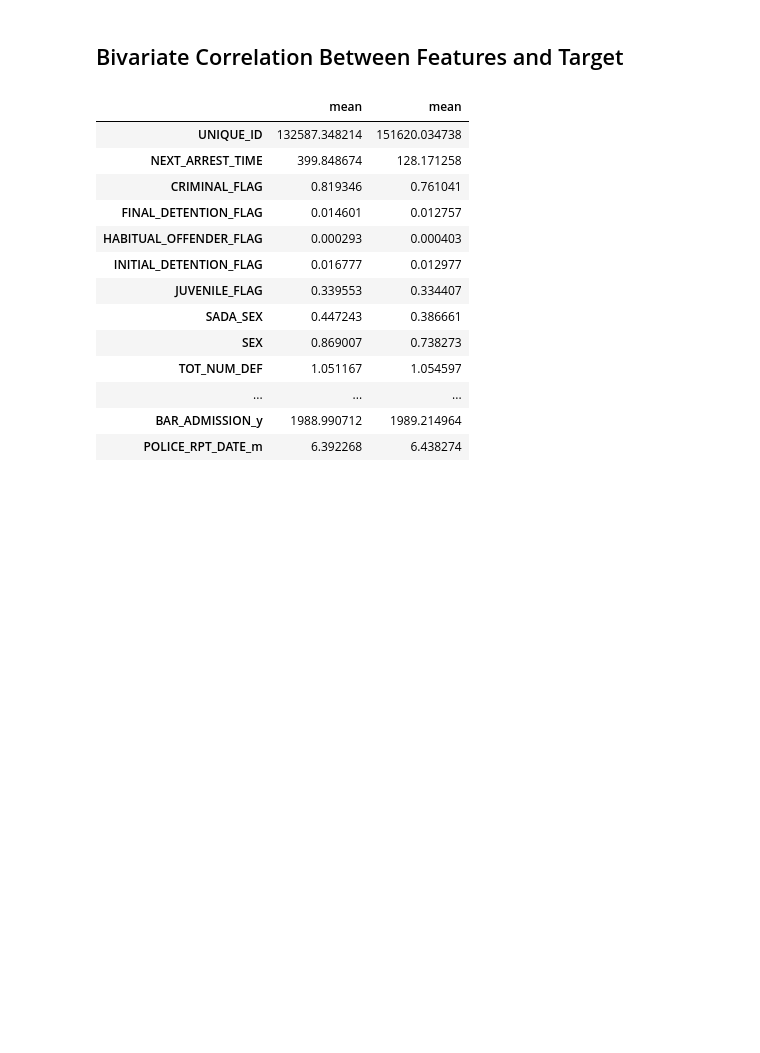
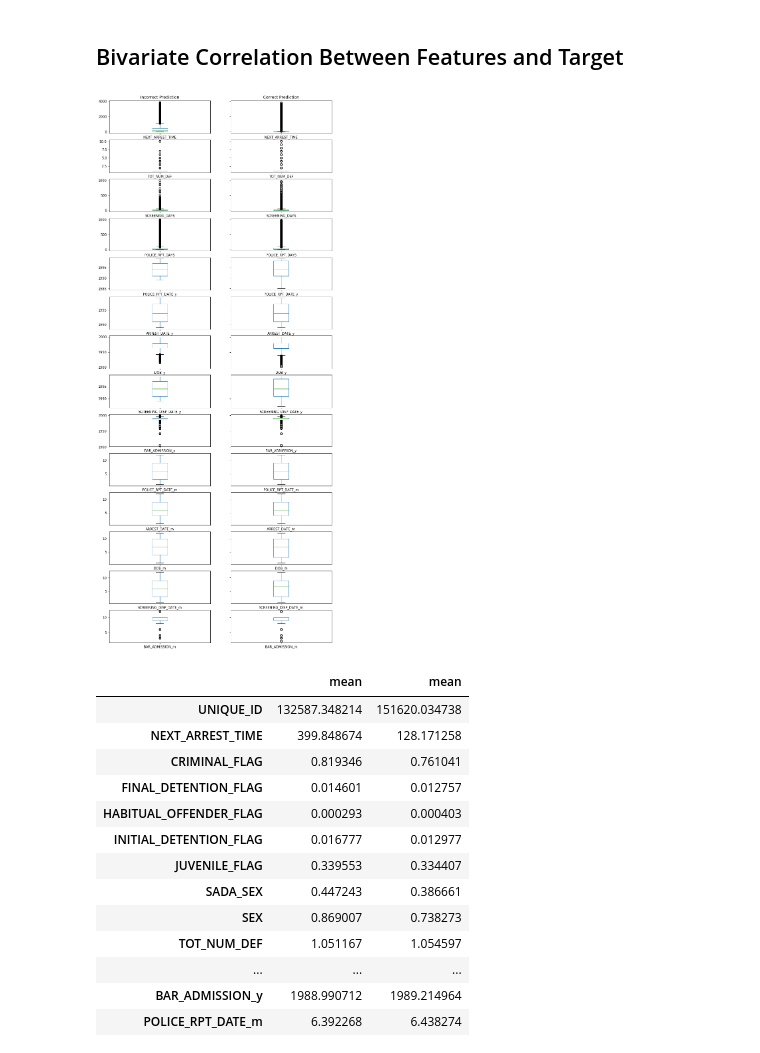
Before and after one commit to da1933/NODA, a Jupyter notebook: Modeling.ipynb, the cells around one changed output. Saved outputs shown, nothing was run; the diff lists cells and outputs as text; code cells hidden in the pictures; blank space fills up the shorter version.

Commit message:
Plotting for Error Analysis

```diff
--- a/Modeling.ipynb
+++ b/Modeling.ipynb
@@ -94,0 +109,15 @@ numeric_columns = list(filter(lambda a: a not in ('SADA_SEX', 'SEX', 'UNIQUE_ID'
+# %%
+numeric_columns_boxplot = ['NEXT_ARREST_TIME',
+ 'TOT_NUM_DEF',
+ 'SCREENING_DAYS',
+ 'POLICE_RPT_DAYS',
+ 'POLICE_RPT_DATE_y',
+ 'ARREST_DATE_y',
+ 'DOB_y',
+ 'SCREENING_DISP_DATE_y',
+ 'BAR_ADMISSION_y',
+ 'POLICE_RPT_DATE_m',
+ 'ARREST_DATE_m',
+ 'DOB_m',
+ 'SCREENING_DISP_DATE_m',
+ 'BAR_ADMISSION_m']
@@ -106,2 +140,26 @@ err_analysis['Pred_Y'] = pred_train.copy()
+# %%
+wrong_pred = err_analysis[err_analysis['CORRECT'] == 0]
+right_pred = err_analysis[err_analysis['CORRECT'] == 1]
+# %%
+plt.figure(1)
+plt.gcf().set_size_inches(12,30)
+
+rows = len(numeric_columns_boxplot)
+
+i = 1
+
+for variable in numeric_columns_boxplot:
+    ax1 = plt.subplot(rows,2,i)
+    if i ==1:
+        ax1.set_title('Incorrect Prediction')
+    wrong_pred[variable].plot.box()
+    i = i + 1
+    ax2 = plt.subplot(rows,2,i, sharey=ax1)
+    if i ==2:
+        ax2.set_title('Correct Prediction')
+    right_pred[variable].plot.box()
+    i = i + 1
+# %% [output]
+[figure, added]
 # %%
 desc_wrong_pred = err_analysis[err_analysis['True_Y'] != err_analysis['Pred_Y']].describe()
```
Also changed, not shown: parts of 13 cells of this notebook.
